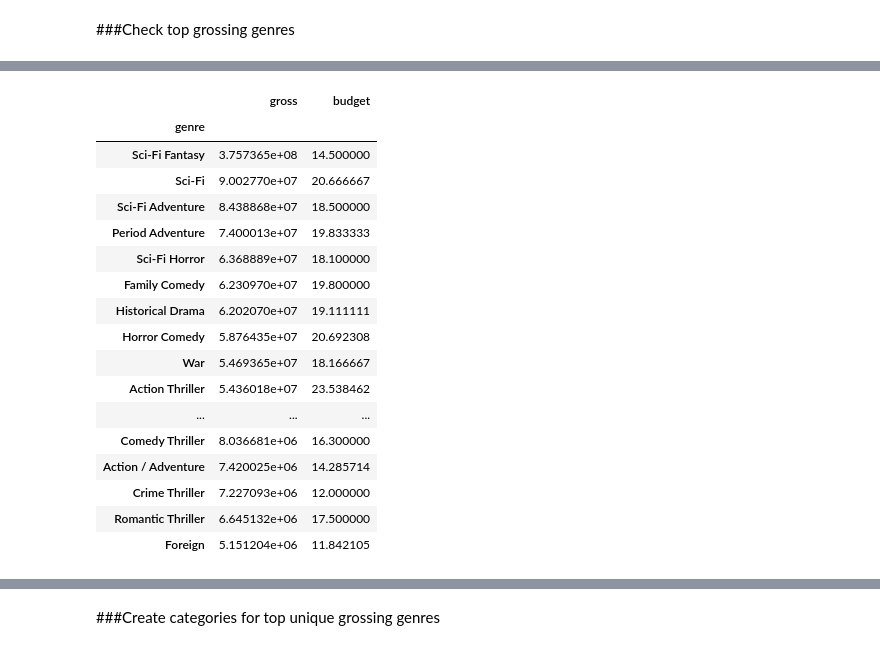
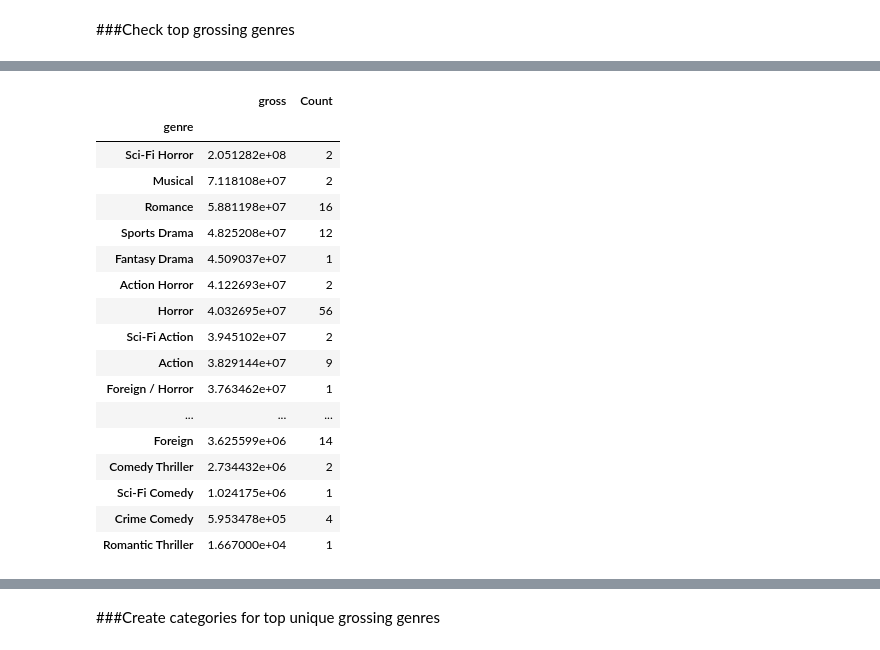
Before and after one commit to jkeung/Movies_Analysis, a Jupyter notebook: output/Movie_Analysis.ipynb, the cells around one changed output, grey strips where cells are left out. Saved outputs shown, nothing was run; the diff lists cells and outputs as text; code cells hidden in the pictures.

```diff
--- a/output/Movie_Analysis.ipynb
+++ b/output/Movie_Analysis.ipynb
@@ -40,8 +128,9 @@ df2['date'][df2.date == 'N/A'] = np.nan
 df2['genre'][df2.genre == 'N/A'] = np.nan
 df2['genre'][df2.genre == 'Unknown'] = np.nan
 df2['runtime'][df2.runtime == 'N/A'] = np.nan
+df2 = df2[df2.date > parse('01-01-2005').date()]
 df2 = df2[df2.runtime >= 0]
-df2 = df2[df2.budget <= 30]
+df2 = df2[df2.budget <30]
 df2 = df2.dropna()
 # %% [markdown]
 For budget and gross, if data is missing, populate them with the mean of all the movies
@@ -50,7 +139,7 @@ For budget and gross, if data is missing, populate them with the mean of all the
 #df2['gross'][df2['gross'].isnull()] = df2['gross'].mean()
 df2['date'] = pd.to_datetime(df2['date'])
 df2['year'] = df2['date'].apply(lambda x: x.year)
-df2['gross'] = df2['gross'].astype(int)
-df2['budget'] = df2['budget'].astype(int)
-df2['runtime'] = df2['runtime'].astype(int)
+df2['gross'] = df2['gross'].astype(float)
+df2['budget'] = df2['budget'].astype(float)
+df2['runtime'] = df2['runtime'].astype(float)
 df2['genre'] = df2['genre'].astype(str)
@@ -60,3 +158,5 @@ df2['genre'] = df2['genre'].astype(str)
 df2['log_runtime'] = df2['runtime'].apply(lambda x: np.log(x))
 df2['log_budget'] = df2['budget'].apply(lambda x: np.log(x))
 df2['log_gross'] = df2['gross'].apply(lambda x: np.log(x))
+# %%
+df2['budget_squared'] = df2['budget'].apply(lambda x: (x**2))
@@ -65,21 +179,23 @@ df2['log_gross'] = df2['gross'].apply(lambda x: np.log(x))
 # %%
-df2.groupby('genre')[['gross', 'budget']].mean().sort('gross', ascending = False)
+test = df2.groupby('genre')[['gross']].mean()
+test['Count'] = df2.groupby('genre')[['gross']].count()
+test.sort('gross', ascending = False)
 # %% [output]
-|  | gross | budget |
+|  | gross | Count |
 | genre |  |  |
-| Sci-Fi Fantasy | 3.757365e+08 | 14.500000 |
-| Sci-Fi | 9.002770e+07 | 20.666667 |
-| Sci-Fi Adventure | 8.438868e+07 | 18.500000 |
-| Period Adventure | 7.400013e+07 | 19.833333 |
-| Sci-Fi Horror | 6.368889e+07 | 18.100000 |
-| Family Comedy | 6.230970e+07 | 19.800000 |
-| Historical Drama | 6.202070e+07 | 19.111111 |
-| Horror Comedy | 5.876435e+07 | 20.692308 |
-| War | 5.469365e+07 | 18.166667 |
-| Action Thriller | 5.436018e+07 | 23.538462 |
+| Sci-Fi Horror | 2.051282e+08 | 2 |
+| Musical | 7.118108e+07 | 2 |
+| Romance | 5.881198e+07 | 16 |
+| Sports Drama | 4.825208e+07 | 12 |
+| Fantasy Drama | 4.509037e+07 | 1 |
+| Action Horror | 4.122693e+07 | 2 |
+| Horror | 4.032695e+07 | 56 |
+| Sci-Fi Action | 3.945102e+07 | 2 |
+| Action | 3.829144e+07 | 9 |
+| Foreign / Horror | 3.763462e+07 | 1 |
 | ... | ... | ... |
-| Comedy Thriller | 8.036681e+06 | 16.300000 |
-| Action / Adventure | 7.420025e+06 | 14.285714 |
-| Crime Thriller | 7.227093e+06 | 12.000000 |
-| Romantic Thriller | 6.645132e+06 | 17.500000 |
-| Foreign | 5.151204e+06 | 11.842105 |
+| Foreign | 3.625599e+06 | 14 |
+| Comedy Thriller | 2.734432e+06 | 2 |
+| Sci-Fi Comedy | 1.024175e+06 | 1 |
+| Crime Comedy | 5.953478e+05 | 4 |
+| Romantic Thriller | 1.667000e+04 | 1 |
```
Also changed, not shown: parts of 40 cells of this notebook.
